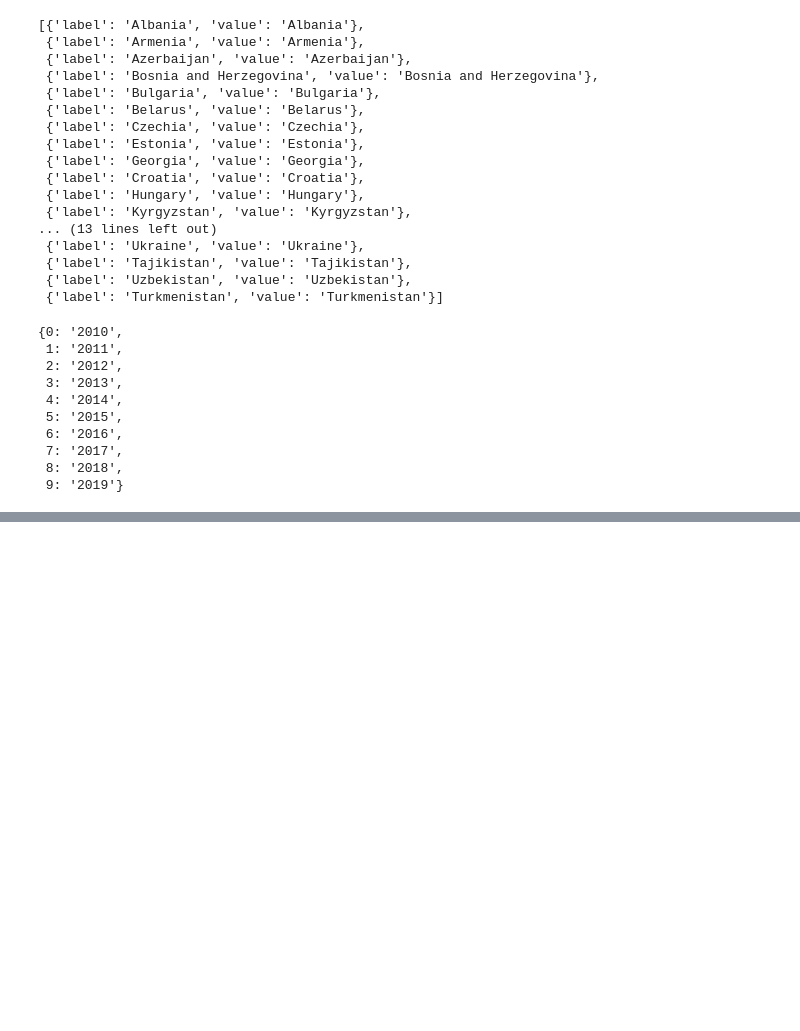
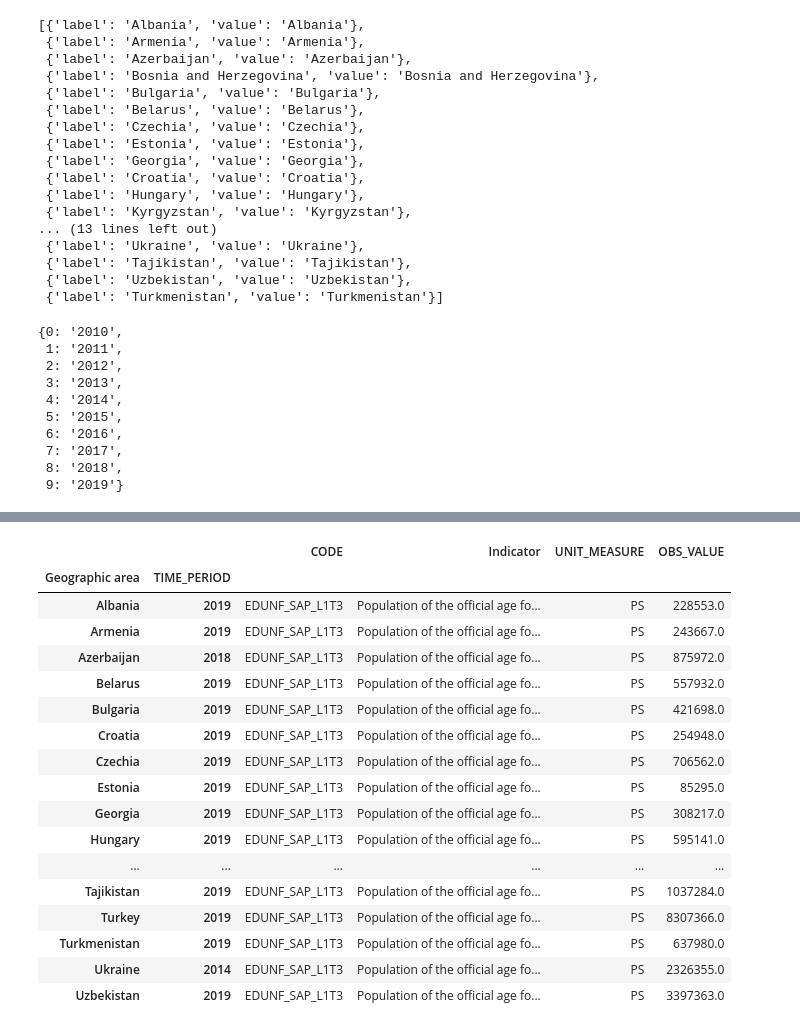
Before and after one commit to UNICEFECAR/dash, a Jupyter notebook: Education.ipynb, the cells around one changed output, grey strips where cells are left out. Drawn from its saved outputs; the diff is of its cells as text; code cells hidden in the pictures; blank space fills up the shorter version.

```diff
--- a/Education.ipynb
+++ b/Education.ipynb
@@ -260,0 +243,21 @@ df.set_index('TIME_PERIOD')
+# %%
+denominator_values
+# %% [output]
+|  |  | CODE | Indicator | UNIT_MEASURE | OBS_VALUE |
+| Geographic area | TIME_PERIOD |  |  |  |  |
+| Albania | 2019 | EDUNF_SAP_L1T3 | Population of the official age fo... | PS | 228553.0 |
+| Armenia | 2019 | EDUNF_SAP_L1T3 | Population of the official age fo... | PS | 243667.0 |
+| Azerbaijan | 2018 | EDUNF_SAP_L1T3 | Population of the official age fo... | PS | 875972.0 |
+| Belarus | 2019 | EDUNF_SAP_L1T3 | Population of the official age fo... | PS | 557932.0 |
+| Bulgaria | 2019 | EDUNF_SAP_L1T3 | Population of the official age fo... | PS | 421698.0 |
+| Croatia | 2019 | EDUNF_SAP_L1T3 | Population of the official age fo... | PS | 254948.0 |
+| Czechia | 2019 | EDUNF_SAP_L1T3 | Population of the official age fo... | PS | 706562.0 |
+| Estonia | 2019 | EDUNF_SAP_L1T3 | Population of the official age fo... | PS | 85295.0 |
+| Georgia | 2019 | EDUNF_SAP_L1T3 | Population of the official age fo... | PS | 308217.0 |
+| Hungary | 2019 | EDUNF_SAP_L1T3 | Population of the official age fo... | PS | 595141.0 |
+| ... | ... | ... | ... | ... | ... |
+| Tajikistan | 2019 | EDUNF_SAP_L1T3 | Population of the official age fo... | PS | 1037284.0 |
+| Turkey | 2019 | EDUNF_SAP_L1T3 | Population of the official age fo... | PS | 8307366.0 |
+| Turkmenistan | 2019 | EDUNF_SAP_L1T3 | Population of the official age fo... | PS | 637980.0 |
+| Ukraine | 2014 | EDUNF_SAP_L1T3 | Population of the official age fo... | PS | 2326355.0 |
+| Uzbekistan | 2019 | EDUNF_SAP_L1T3 | Population of the official age fo... | PS | 3397363.0 |
```
Also changed, not shown: parts of 21 cells of this notebook, 1 other file.
